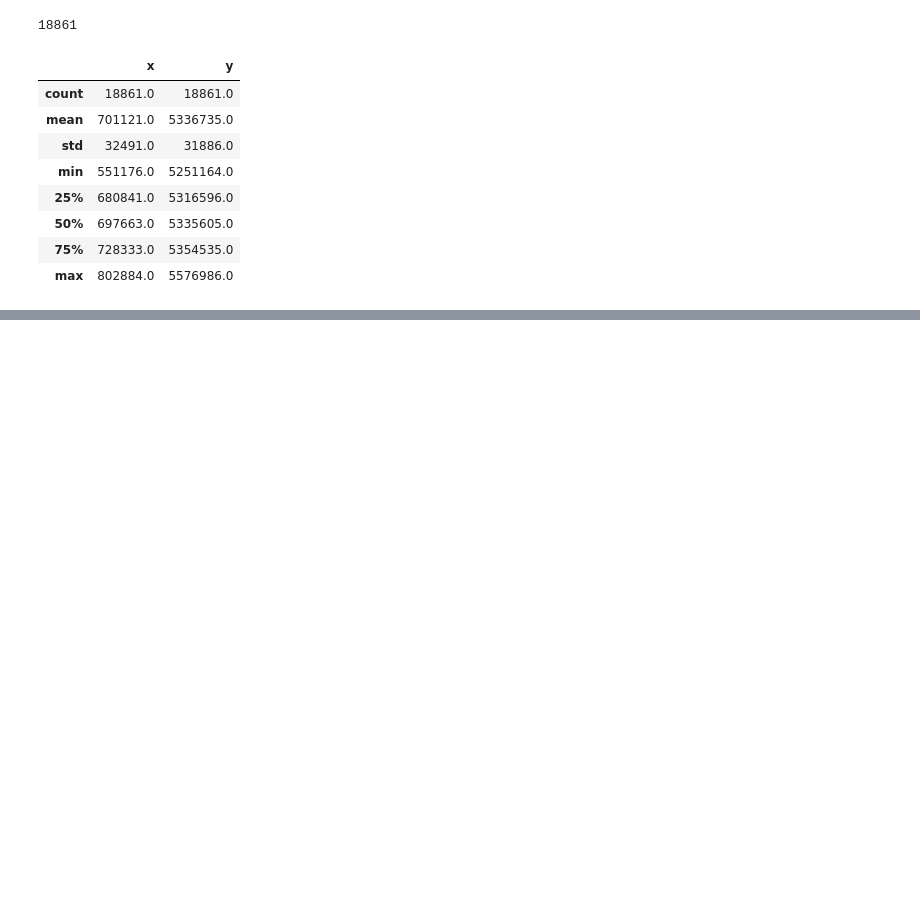
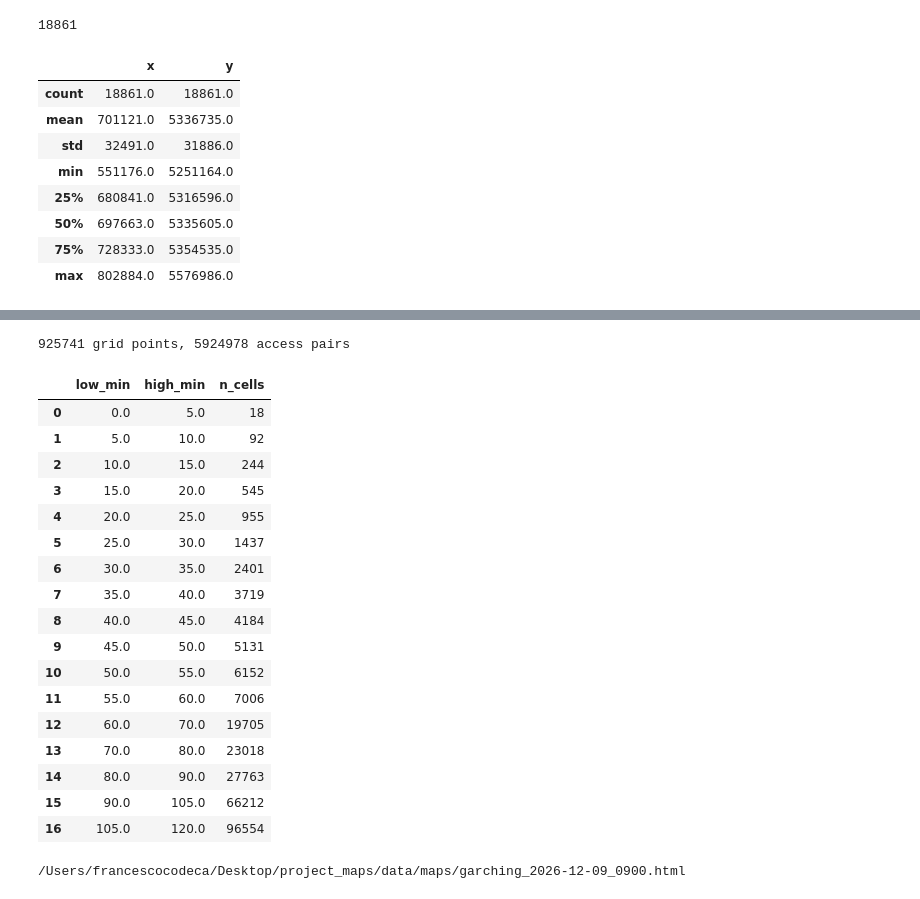
Before and after one commit to francescocodeca/munich-transit-reverse-isochrone, a Jupyter notebook: notebooks/01_explore_gtfs.ipynb, the cells around one changed output, grey strips where cells are left out. Drawn from its saved outputs; the diff is of its cells as text; code cells hidden in the pictures; blank space fills up the shorter version.

Commit message:
Compute a first isochrone map for TUM Garching

```diff
--- a/notebooks/01_explore_gtfs.ipynb
+++ b/notebooks/01_explore_gtfs.ipynb
@@ -213,3 +213,24 @@ result[result["stop_id"].str.startswith(tuple(stations))].sort_values("stop_id")
 | 2334 | de:09162:70:4:4 | 30540 | Universität | 0 days 08:29:00 | 31.000000 |
 | 2335 | de:09162:70:51:51 | 31030 | Universität Gleis 1 Ri Giselastraße | 0 days 08:37:10 | 22.833333 |
 | 2336 | de:09162:70:51:52 | 30670 | Universität Gleis 2 Ri Odeonsplatz | 0 days 08:31:10 | 28.833333 |
+# %%
+import numpy as np
+
+from isochrone.walking import find_nearby_platforms, to_projected
+
+stops = read_gtfs_table(FEED_PATH, "stops", usecols=["stop_id", "stop_lat", "stop_lon"])
+garching = stops.set_index("stop_id").loc["de:09184:460"]
+dest_x, dest_y = to_projected(garching["stop_lon"], garching["stop_lat"])
+
+egress = find_nearby_platforms(np.array([dest_x, dest_y]), platforms)
+egress["name"] = egress["stop_id"].map(stop_names)
+targets_point = dict(zip(egress["stop_id"], (arrival - egress["walk_s"]).tolist()))
+departures_point = latest_departures(network, targets_point)
+print(len(departures), "->", len(departures_point), "platforms reached")
+
+both = pd.DataFrame({"before": departures, "after": departures_point})
+both["gain_min"] = (both["after"] - both["before"]) / 60
+both["name"] = both.index.map(stop_names)
+print((both["gain_min"] > 0).sum(), "platforms leave later,", both["before"].isna().sum(), "new")
+display(egress)
+both.sort_values("gain_min", ascending=False).head(10)
@@ -215,0 +261,42 @@ result[result["stop_id"].str.startswith(tuple(stations))].sort_values("stop_id")
+# %%
+from isochrone.maps import band_polygons, isochrone_map
+from isochrone.walking import build_grid, latest_departures_from_points
+
+grid = build_grid(platforms)
+access = find_nearby_platforms(grid, platforms)
+print(len(grid), "grid points,", len(access), "access pairs")
+
+latest = latest_departures_from_points(
+    grid, access, departures_point, np.array([dest_x, dest_y]), arrival
+)
+minutes = (arrival - latest) / 60
+bands = band_polygons(grid, minutes)
+display(bands[["low_min", "high_min", "n_cells"]])
+from isochrone.download import RAW_DATA_DIR
+
+isochrones = isochrone_map(bands, (float(garching["stop_lon"]), float(garching["stop_lat"])))
+map_path = RAW_DATA_DIR.parent / "maps" / "garching_2026-12-09_0900.html"
+map_path.parent.mkdir(exist_ok=True)
+isochrones.save(map_path)
+print(map_path)
+# %% [output]
+925741 grid points, 5924978 access pairs
+|  | low_min | high_min | n_cells |
+| 0 | 0.0 | 5.0 | 18 |
+| 1 | 5.0 | 10.0 | 92 |
+| 2 | 10.0 | 15.0 | 244 |
+| 3 | 15.0 | 20.0 | 545 |
+| 4 | 20.0 | 25.0 | 955 |
+| 5 | 25.0 | 30.0 | 1437 |
+| 6 | 30.0 | 35.0 | 2401 |
+| 7 | 35.0 | 40.0 | 3719 |
+| 8 | 40.0 | 45.0 | 4184 |
+| 9 | 45.0 | 50.0 | 5131 |
+| 10 | 50.0 | 55.0 | 6152 |
+| 11 | 55.0 | 60.0 | 7006 |
+| 12 | 60.0 | 70.0 | 19705 |
+| 13 | 70.0 | 80.0 | 23018 |
+| 14 | 80.0 | 90.0 | 27763 |
+| 15 | 90.0 | 105.0 | 66212 |
+| 16 | 105.0 | 120.0 | 96554 |
+/Users/francescocodeca/Desktop/project_maps/data/maps/garching_2026-12-09_0900.html
```
Also changed, not shown: parts of 3 cells of this notebook.
